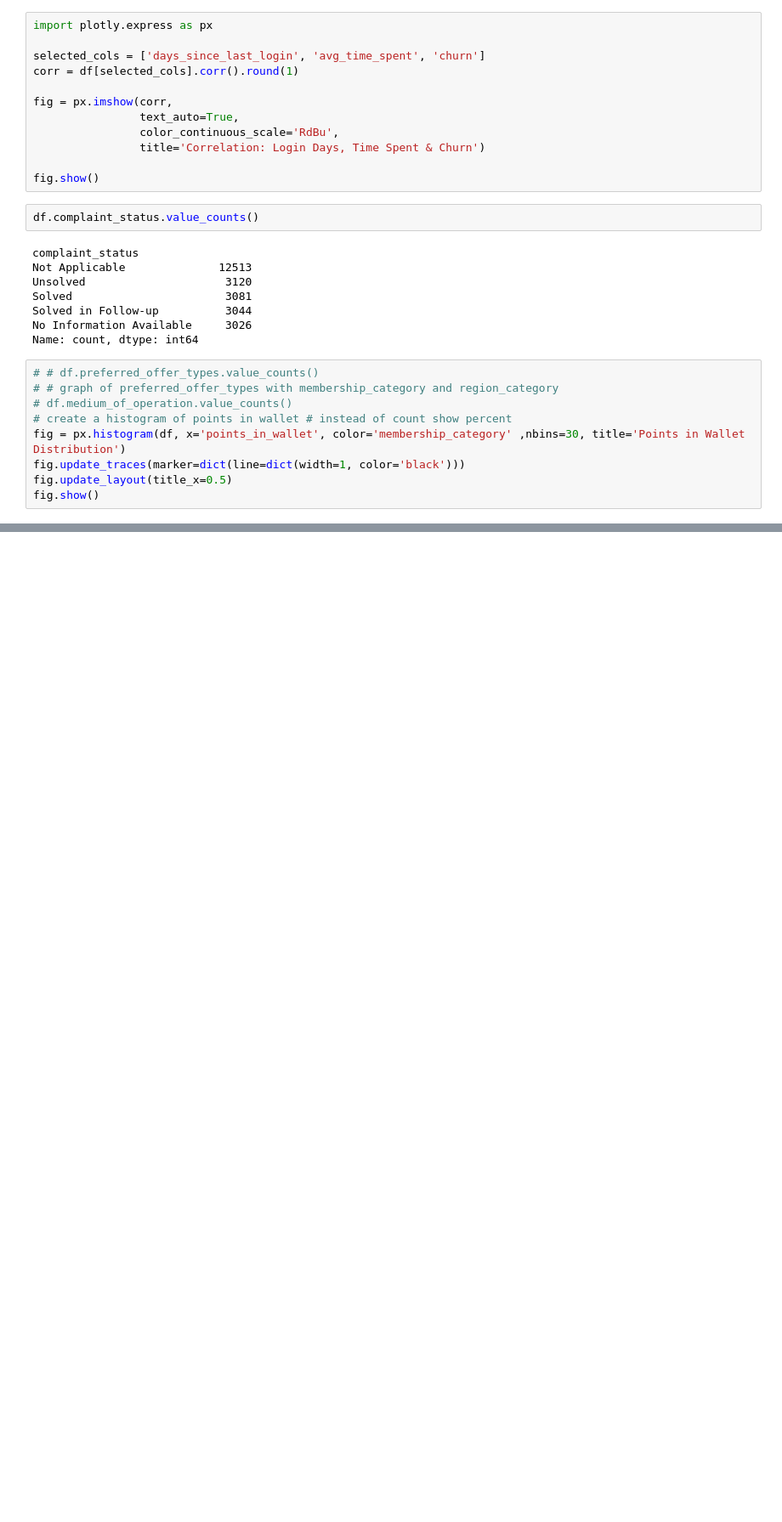
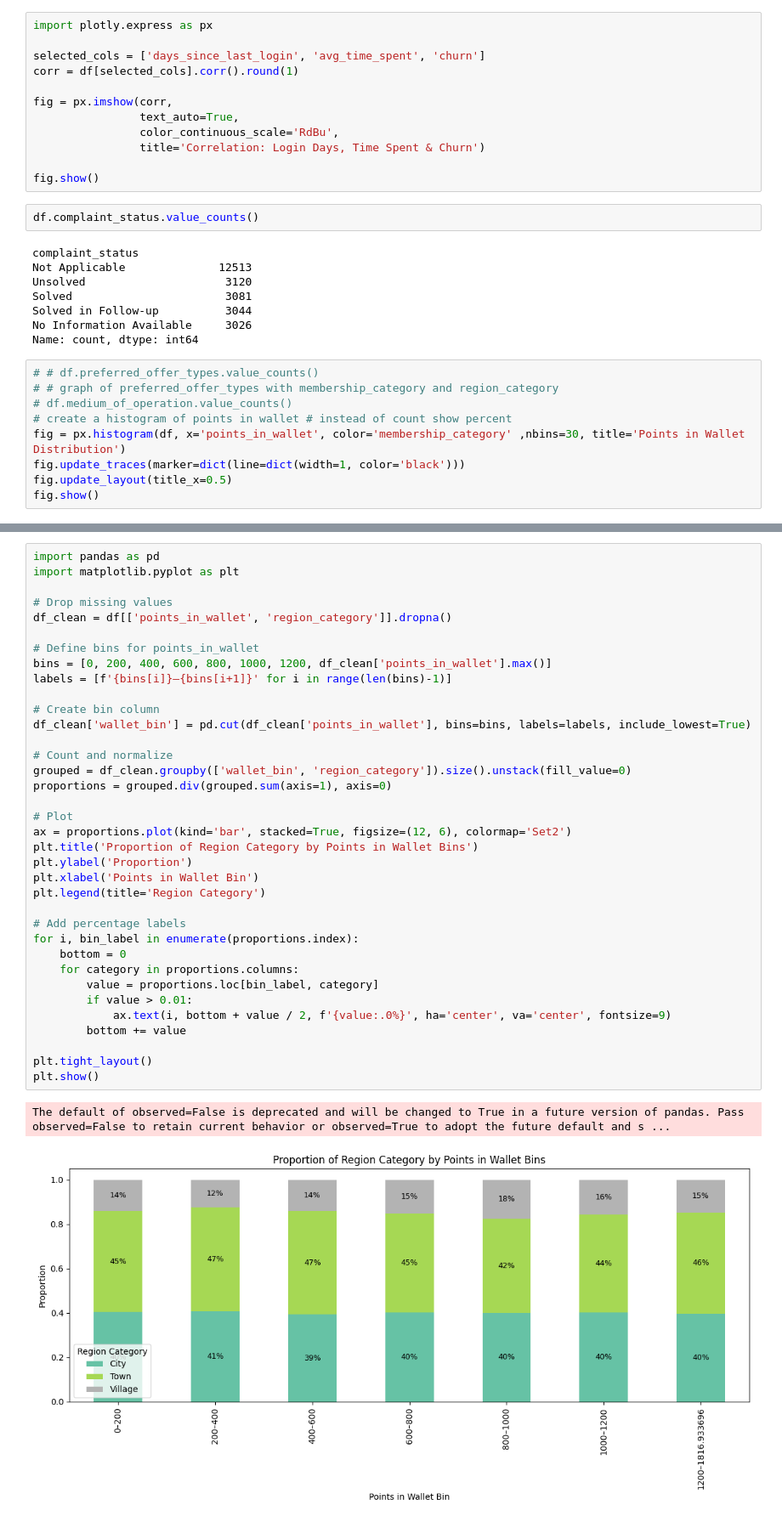
Before and after one commit to 1shaked/year_3, a Jupyter notebook: data mining/Final project Part 1/report.ipynb, the cells around one changed output, grey strips where cells are left out. Shown at 85% size. Cells and saved outputs as stored; diff of their text form; blank space fills up the shorter version.

```diff
--- a/data mining/Final project Part 1/report.ipynb
+++ b/data mining/Final project Part 1/report.ipynb
@@ -370,0 +473,39 @@ Confusion Matrix:
+# %%
+import pandas as pd
+import matplotlib.pyplot as plt
+
+# Drop missing values
+df_clean = df[['points_in_wallet', 'region_category']].dropna()
+
+# Define bins for points_in_wallet
+bins = [0, 200, 400, 600, 800, 1000, 1200, df_clean['points_in_wallet'].max()]
+labels = [f'{bins[i]}–{bins[i+1]}' for i in range(len(bins)-1)]
+
+# Create bin column
+df_clean['wallet_bin'] = pd.cut(df_clean['points_in_wallet'], bins=bins, labels=labels, include_lowest=True)
+
+# Count and normalize
+grouped = df_clean.groupby(['wallet_bin', 'region_category']).size().unstack(fill_value=0)
+proportions = grouped.div(grouped.sum(axis=1), axis=0)
+
+# Plot
+ax = proportions.plot(kind='bar', stacked=True, figsize=(12, 6), colormap='Set2')
+plt.title('Proportion of Region Category by Points in Wallet Bins')
+plt.ylabel('Proportion')
+plt.xlabel('Points in Wallet Bin')
+plt.legend(title='Region Category')
+
+# Add percentage labels
+for i, bin_label in enumerate(proportions.index):
+    bottom = 0
+    for category in proportions.columns:
+        value = proportions.loc[bin_label, category]
+        if value > 0.01:
+            ax.text(i, bottom + value / 2, f'{value:.0%}', ha='center', va='center', fontsize=9)
+        bottom += value
+
+plt.tight_layout()
+plt.show()
+# %% [output]
+The default of observed=False is deprecated and will be changed to True in a future version of pandas. Pass observed=False to retain current behavior or observed=True to adopt the future default and s ...
+[figure, added]
```
Also changed, not shown: parts of 21 cells of this notebook, 1 other file.
